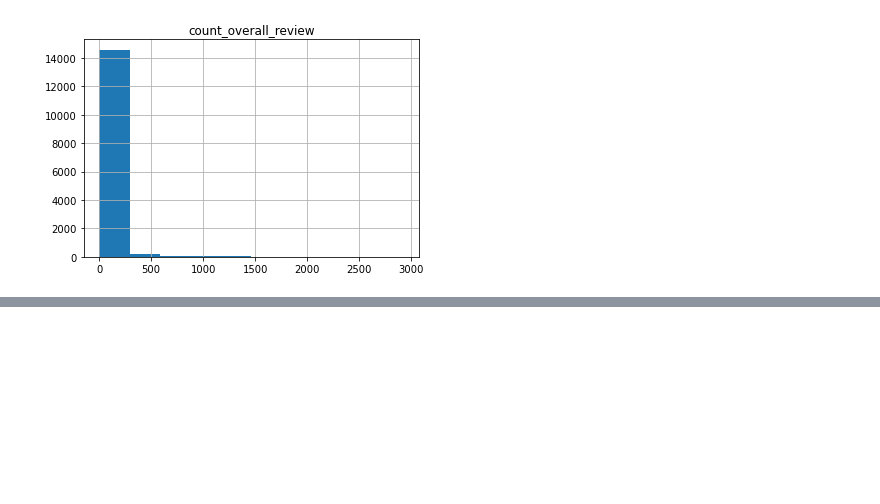
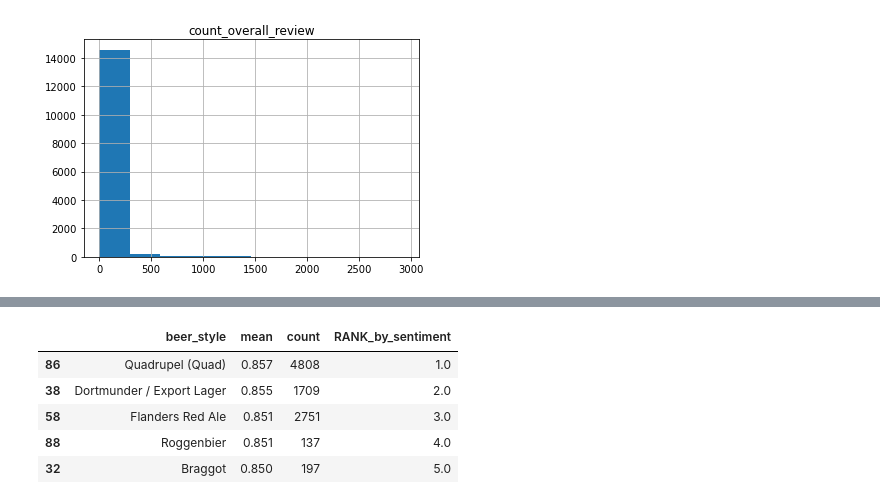
Before and after one commit to Noel-Ocean/Projects_Selected, a Jupyter notebook: EvolentHealth_BestBeer.ipynb, the cells around one changed output, grey strips where cells are left out. Drawn from its saved outputs; the diff is of its cells as text; code cells hidden in the pictures; blank space fills up the shorter version.

```diff
--- a/EvolentHealth_BestBeer.ipynb
+++ b/EvolentHealth_BestBeer.ipynb
@@ -347,0 +393,26 @@ ans_q4_plot.show()
+# %%
+ans_q5_df = df.groupby("beer_style")["review_sentiment"].agg(["mean", "count"]).reset_index()
+ans_q5_df = ans_q5_df.sort_values(by=["mean", "count"], ascending=False)
+ans_q5_df["RANK_by_sentiment"] = ans_q5_df["mean"].rank(method="min", ascending=False)
+
+ans_q5_df = round(ans_q5_df.head(), 3)
+display(ans_q5_df.head())
+
+ans_q5_plot = px.bar(ans_q5_df, x="beer_style", y="mean", template="simple_white",
+                     text= "Rank: " + ans_q5_df["RANK_by_sentiment"].astype(int).astype(str) +
+                     "<br>Sentiment: " + ans_q5_df["mean"].astype(str))
+
+ans_q5_plot.update_xaxes(tickmode="linear")
+ans_q5_plot.update_layout(
+    xaxis_title = "Beer style", yaxis_title = "Sentiment (mean)",
+    title = "<b>Q5: Which beer style seems to be the favourite based on the reviews written by users?"
+)
+
+ans_q5_plot.show()
+# %% [output]
+|  | beer_style | mean | count | RANK_by_sentiment |
+| 86 | Quadrupel (Quad) | 0.857 | 4808 | 1.0 |
+| 38 | Dortmunder / Export Lager | 0.855 | 1709 | 2.0 |
+| 58 | Flanders Red Ale | 0.851 | 2751 | 3.0 |
+| 88 | Roggenbier | 0.851 | 137 | 4.0 |
+| 32 | Braggot | 0.850 | 197 | 5.0 |
```
Also changed, not shown: parts of 14 cells of this notebook, 1 other file.
